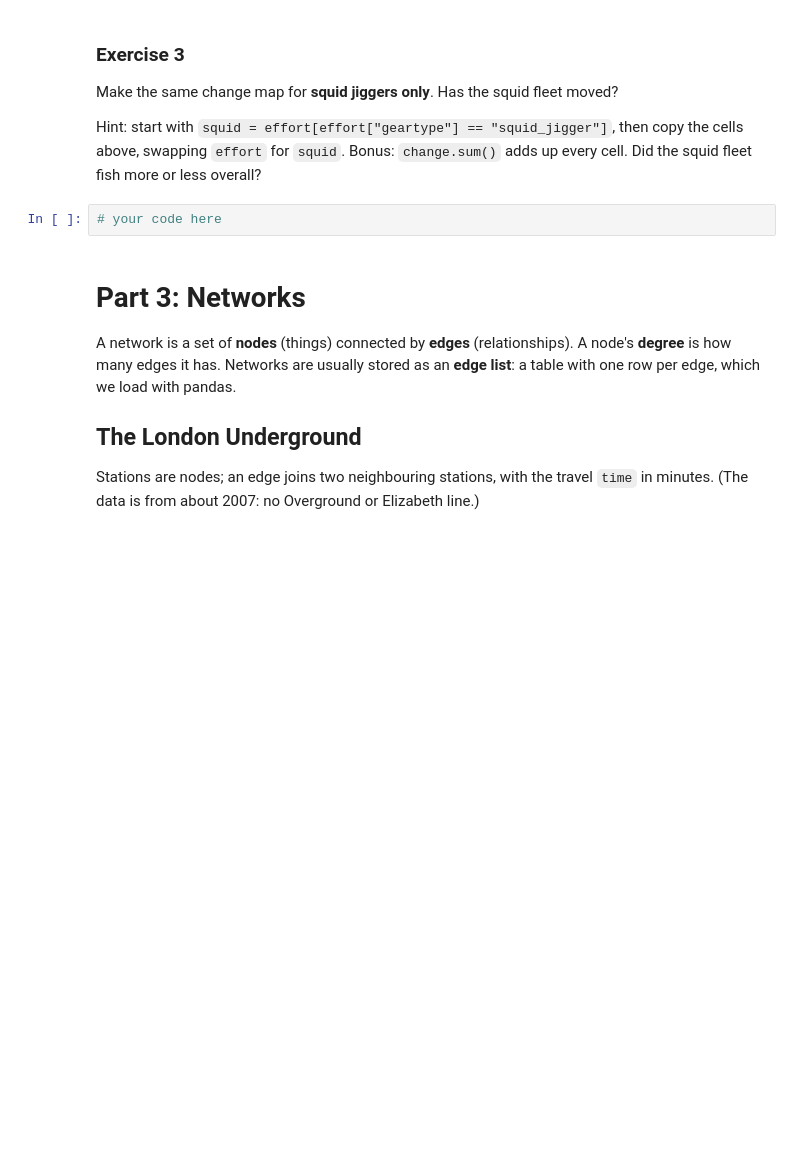
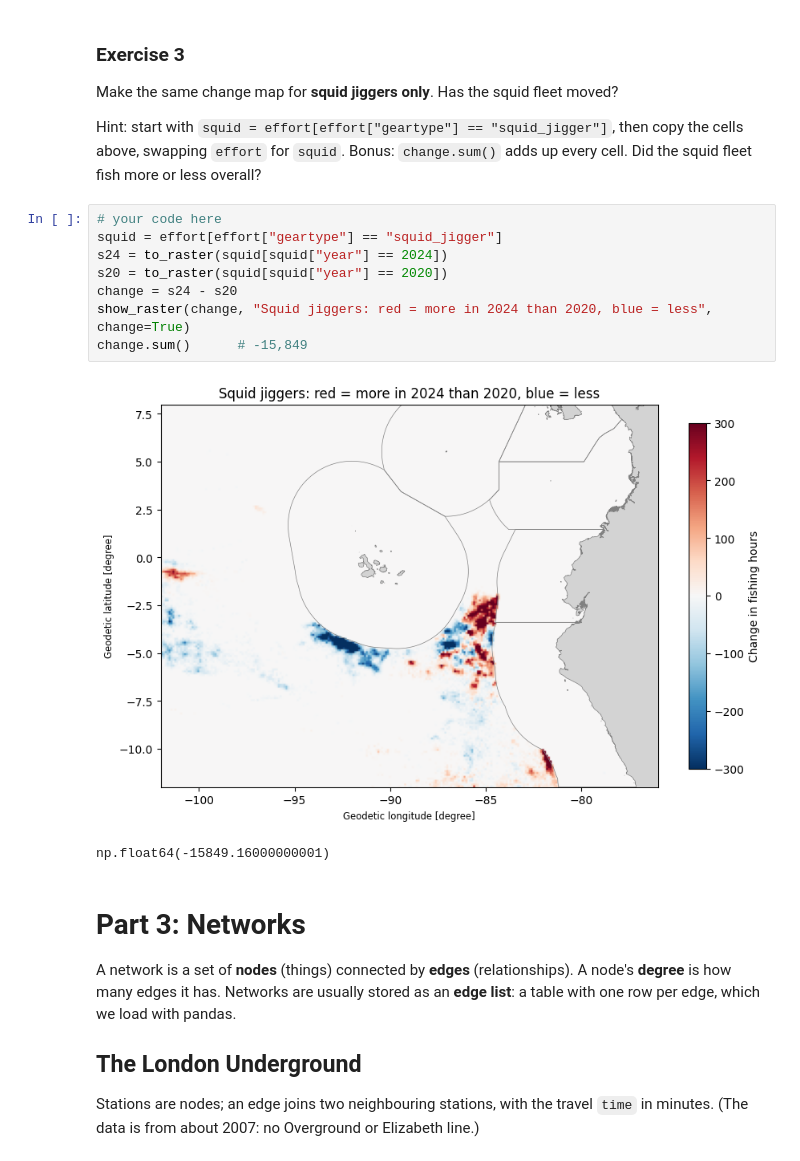
Before and after one commit to 7464986/qm2, a Jupyter notebook: notebooks/W03. Spatial Data.ipynb, the cells around one changed output. Cells and saved outputs as stored; diff of their text form; blank space fills up the shorter version.

```diff
--- a/notebooks/W03. Spatial Data.ipynb
+++ b/notebooks/W03. Spatial Data.ipynb
@@ -206,6 +231,15 @@ Make the same change map for **squid jiggers only**. Has the squid fleet moved?
 Hint: start with `squid = effort[effort["geartype"] == "squid_jigger"]`, then copy the cells above, swapping `effort` for `squid`. Bonus: `change.sum()` adds up every cell. Did the squid fleet fish more or less overall?
 # %%
 # your code here
+squid = effort[effort["geartype"] == "squid_jigger"]
+s24 = to_raster(squid[squid["year"] == 2024])
+s20 = to_raster(squid[squid["year"] == 2020])
+change = s24 - s20
+show_raster(change, "Squid jiggers: red = more in 2024 than 2020, blue = less", change=True)
+change.sum()      # -15,849
+# %% [output]
+[figure, added]
+np.float64(-15849.16000000001)
 # %% [markdown]
 # Part 3: Networks
 
```
Also changed, not shown: parts of 10 cells of this notebook.
